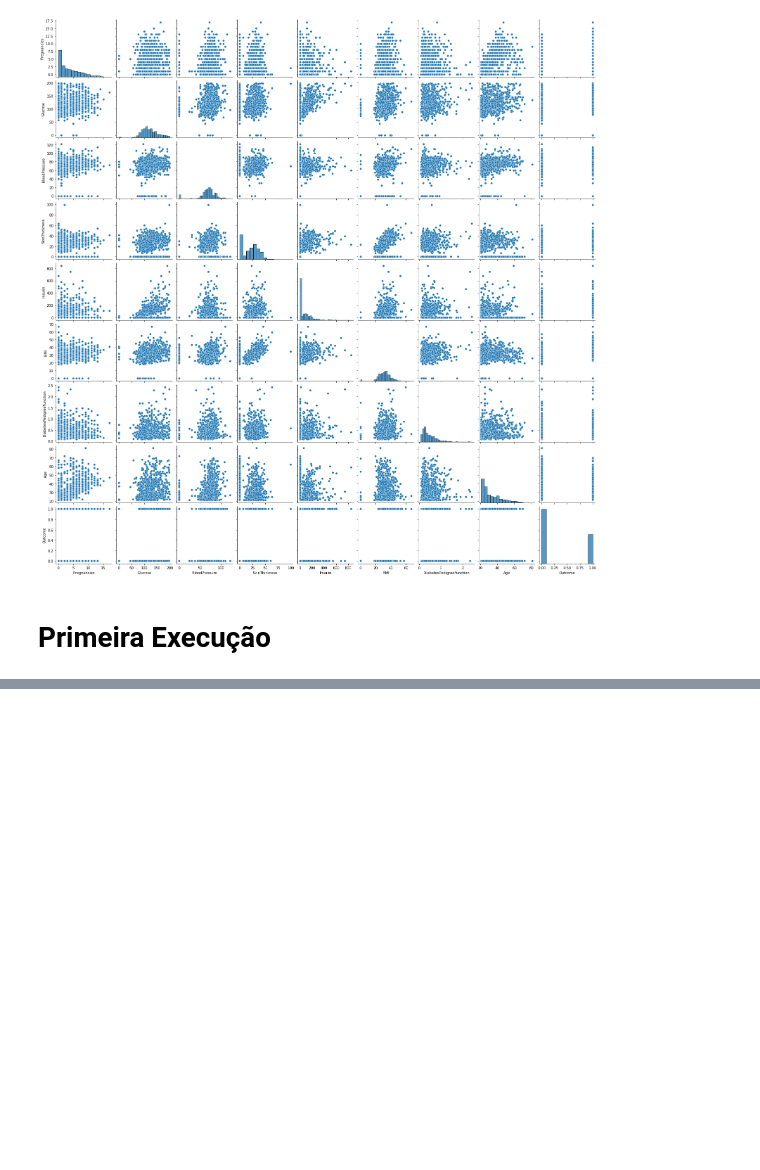
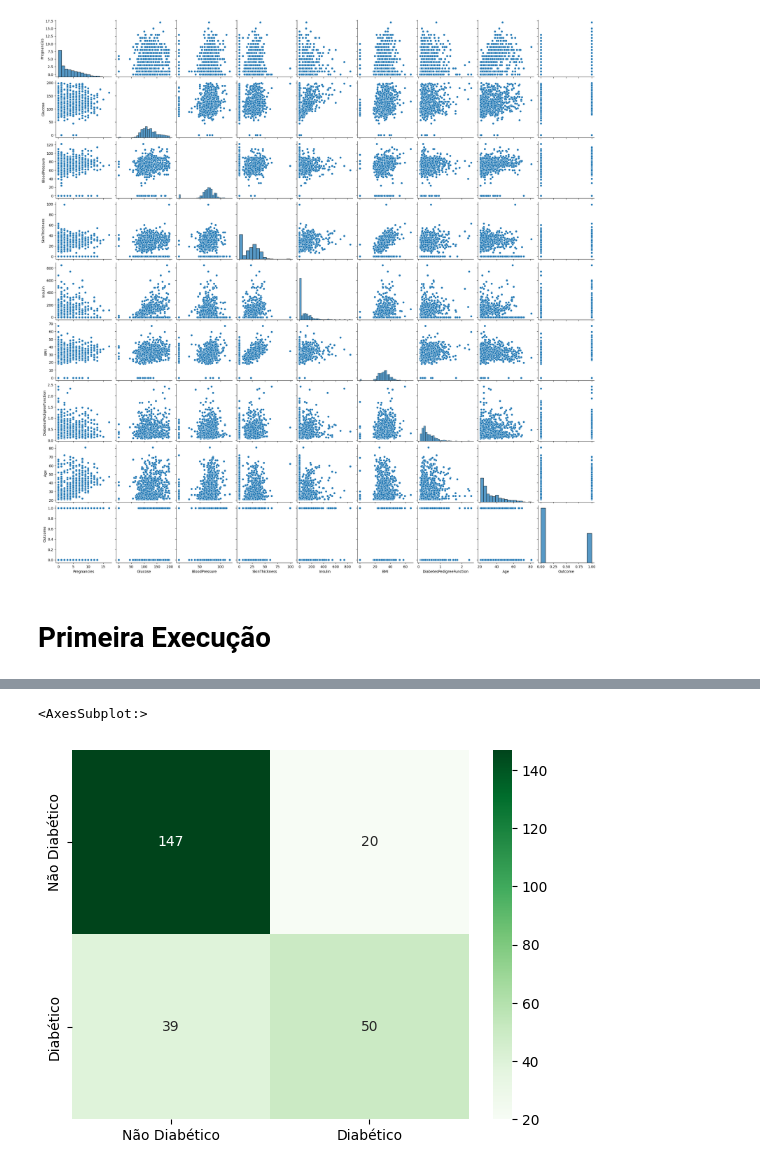
Before and after one commit to Marcellofabrizio/Notebooks, a Jupyter notebook: Pima Indians Diabetes Database/Diabetes_knn_vs_dt.ipynb, the cells around one changed output, grey strips where cells are left out. Cells and saved outputs as stored; diff of their text form; code cells hidden in the pictures; blank space fills up the shorter version.

```diff
--- a/Pima Indians Diabetes Database/Diabetes_knn_vs_dt.ipynb
+++ b/Pima Indians Diabetes Database/Diabetes_knn_vs_dt.ipynb
@@ -84,0 +154,13 @@ KNeighborsClassifier(n_neighbors=10, weights='distance')
+# %%
+predictions_test = knn.predict(X_test)
+# %%
+# Matriz de Confusão
+#Gera a matriz de confusão do treino
+confusion_matrix(y_test, predictions_test)
+
+cf = confusion_matrix(y_test, predictions_test)
+lbl = ['Não Diabético', 'Diabético']
+sb.heatmap(cf,annot=True,cmap="Greens", fmt="d",xticklabels=lbl,yticklabels=lbl)
+# %% [output]
+<AxesSubplot:>
+[figure, added]
```
Also changed, not shown: parts of 20 cells of this notebook, 8 other files.
